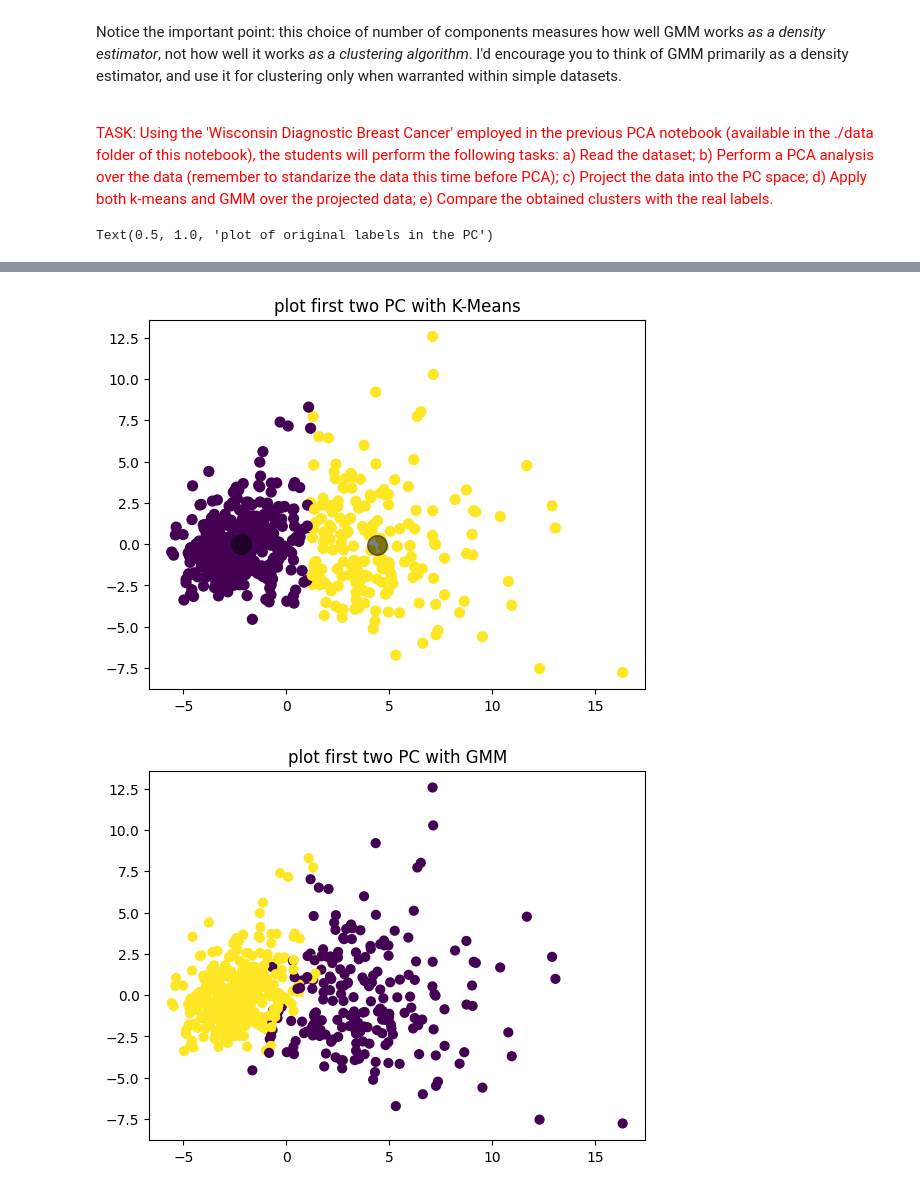
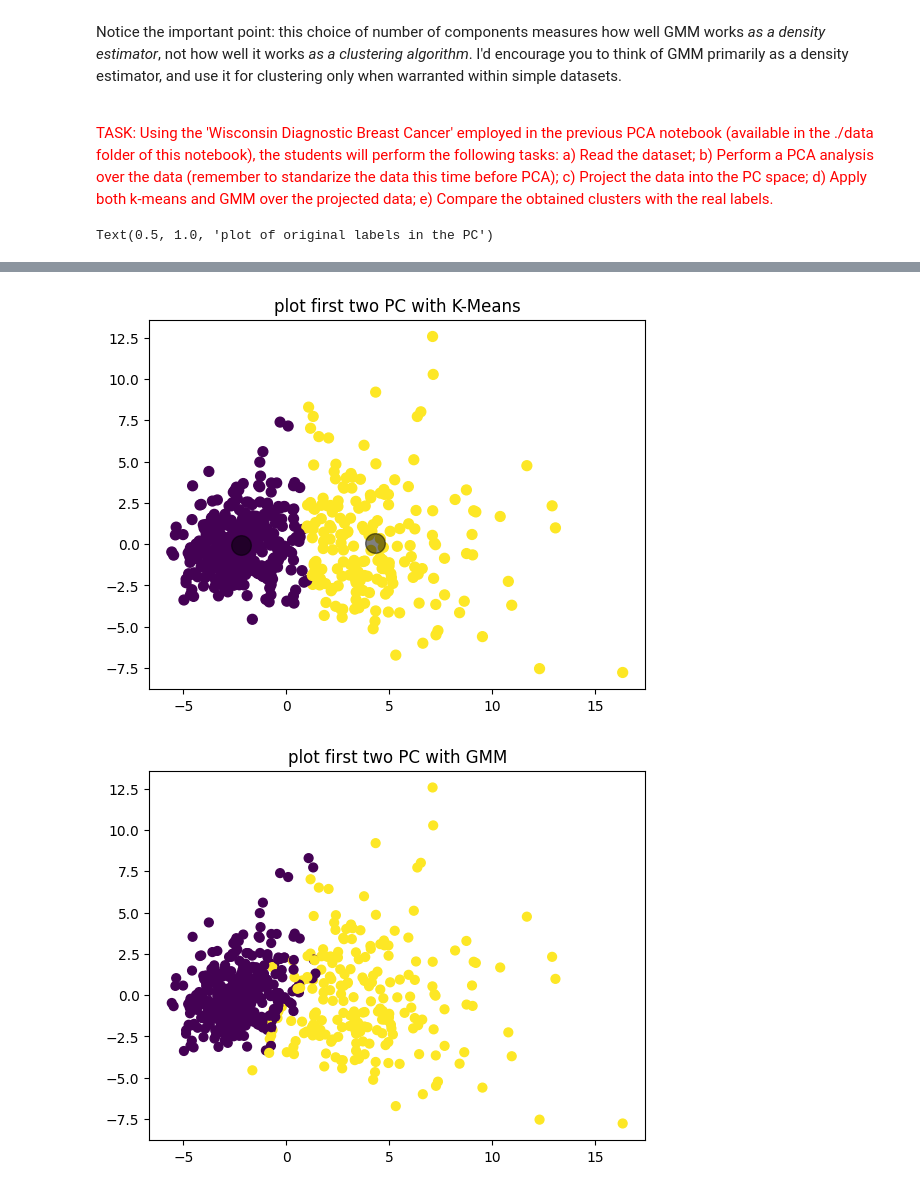
Before and after one commit to Javimh18/RESPT, a Jupyter notebook: Part-I/Lab2/notebook_Clustering.ipynb, the cells around one changed output, grey strips where cells are left out. Saved outputs shown, nothing was run; the diff lists cells and outputs as text; code cells hidden in the pictures.

```diff
--- a/Part-I/Lab2/notebook_Clustering.ipynb
+++ b/Part-I/Lab2/notebook_Clustering.ipynb
@@ -449,7 +449,7 @@ plt.title('plot first two PC without labels')
 # K-means
 # two of the most important paremeters of k-means are the number of clusters and the initialization
 # here we will use four clusters and random initialization
-kmeans = KMeans(n_clusters=2)
+kmeans = KMeans(n_clusters=2, random_state=0)
 
 # estimate model parameters with the EM algorithm
 kmeans.fit(X)
@@ -460,37 +460,36 @@ y_kmeans = kmeans.predict(X)
 # plot the original data and the predicted clusters
 plt.figure()
 plt.scatter(X[:, 0], X[:, 1], c=y_kmeans, s=50, cmap='viridis')
 
 # plot the cluster centers
 centers = kmeans.cluster_centers_
 plt.scatter(centers[:, 0], centers[:, 1], c='black', s=200, alpha=0.5);
 plt.title('plot first two PC with K-Means')
 
 # GMM
 
 # estimate model parameters with the EM algorithm, we will use four gaussian functions
-gmm = GMM(n_components=2).fit(X)
+gmm = GMM(n_components=2, random_state=0).fit(X)
 
 # predict the labels for the data samples in X using trained model
-labels = gmm.predict(X)
+y_gmm = gmm.predict(X)
 plt.figure()
-plt.scatter(X[:, 0], X[:, 1], c=labels, s=40, cmap='viridis');
+plt.scatter(X[:, 0], X[:, 1], c=y_gmm, s=40, cmap='viridis');
 plt.title('plot first two PC with GMM')
 
 ## e) Compare the obtained clusters with the real labels.
 y = (data.values[ :, 1 ] == 'B').astype(np.int64)
-target_names = np.array([('benign'), ('malign')], dtype=np.dtype('U10'))
 
 plt.figure()
 plt.scatter(X[y == 0, 0], X[y == 0, 1], color='g', alpha=.7, lw=1,
                 label='benign')
 plt.scatter(X[y == 1, 0], X[y == 1, 1], color='r', alpha=.3, lw=1,
                 label='malign')
 plt.legend(loc='best', shadow=False, scatterpoints=1)
 plt.title('plot of original labels in the PC')
 # %% [output]
 Text(0.5, 1.0, 'plot of original labels in the PC')
 [figure]
-[figure, old version]
+[figure, new version]
-[figure, old version]
+[figure, new version]
 [figure]
```
Also changed, not shown: parts of 3 cells of this notebook.
